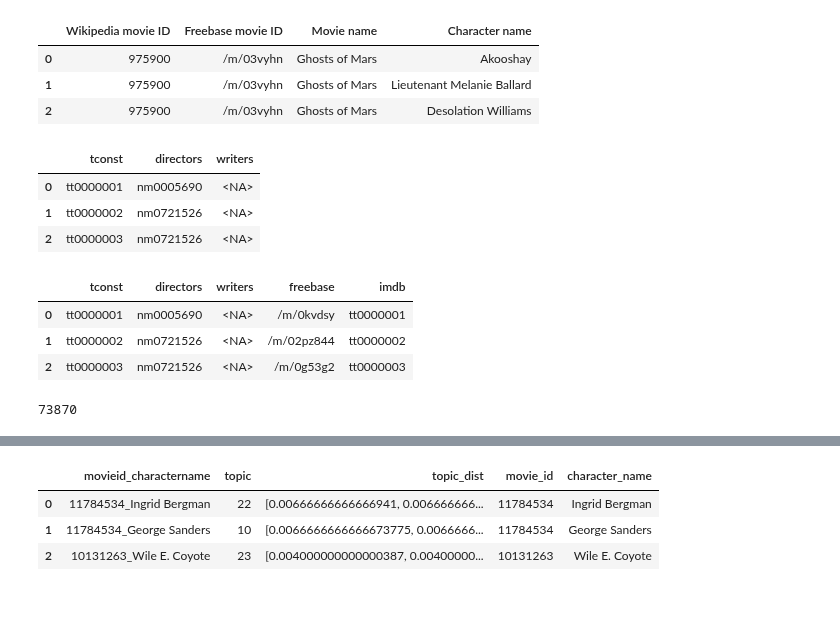
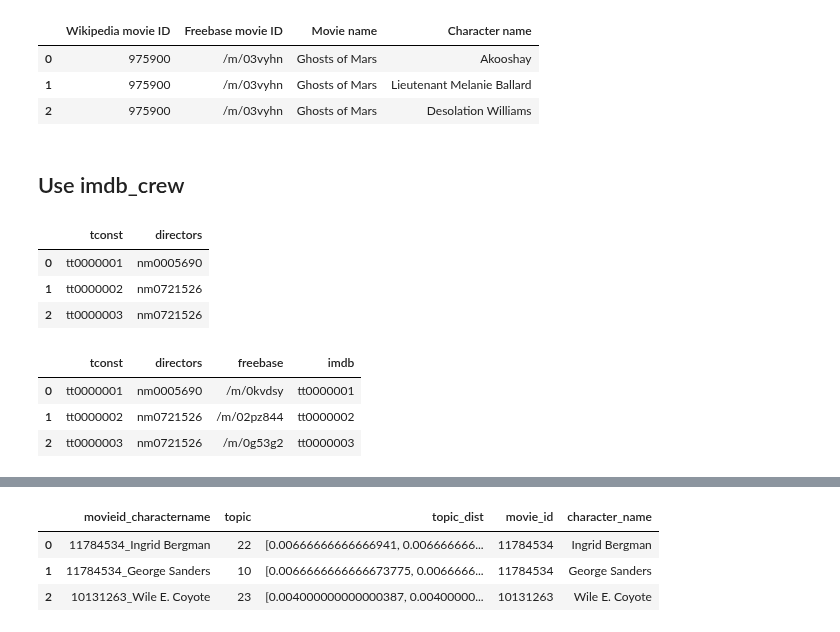
Before and after one commit to epfl-ada/ada-2023-project-crunchychicken, a Jupyter notebook: pipelines/Annotations to Personas (2023) _update.ipynb, the cells around one changed output, grey strips where cells are left out. Saved outputs shown, nothing was run; the diff lists cells and outputs as text; code cells hidden in the pictures; blank space fills up the shorter version.

Commit message:
finish creat character director movie df but weird

```diff
--- a/pipelines/Annotations to Personas (2023) _update.ipynb
+++ b/pipelines/Annotations to Personas (2023) _update.ipynb
@@ -492,31 +492,31 @@ cmu_characters_movie.head(3)
 | 0 | 975900 | /m/03vyhn | Ghosts of Mars | Akooshay |
 | 1 | 975900 | /m/03vyhn | Ghosts of Mars | Lieutenant Melanie Ballard |
 | 2 | 975900 | /m/03vyhn | Ghosts of Mars | Desolation Williams |
+# %% [markdown]
+## Use imdb_crew
 # %%
 imdb_crew = read_dataframe(name='imdb/crew')
+imdb_crew = imdb_crew[['tconst', 'directors']]
+imdb_crew = imdb_crew[imdb_crew['directors'].notna()]
 imdb_crew.head(3)
 # %% [output]
-|  | tconst | directors | writers |
-| 0 | tt0000001 | nm0005690 | <NA> |
-| 1 | tt0000002 | nm0721526 | <NA> |
-| 2 | tt0000003 | nm0721526 | <NA> |
+|  | tconst | directors |
+| 0 | tt0000001 | nm0005690 |
+| 1 | tt0000002 | nm0721526 |
+| 2 | tt0000003 | nm0721526 |
 # %%
 # TODO: update mapping method using here, seems Sepher is updating now, now the one using is wp2imdb_02 (wrote in 2023/Dec/06)
 
 mapping_02 = read_dataframe(name='mapping_freebase_imdb')
 
-imdb_crew_exploded = imdb_crew.copy()
+imdb_crew_exploded=imdb_crew.copy()
+imdb_crew_exploded['directors'] = imdb_crew_exploded['directors'].str.split(',')
+imdb_crew_exploded = imdb_crew_exploded.explode(['directors'])
 
 merged_ipe = pd.merge(imdb_crew_exploded, mapping_02, how='inner', left_on='tconst', right_on='imdb')
-# merged_ipe.head(3)
-
-matched_imdb_crew = merged_ipe.drop_duplicates(subset=['tconst','directors'], keep='first')
-
-display(matched_imdb_crew.head(3))
-print(len(matched_imdb_crew))
+merged_ipe.head(3)
 # %% [output]
-|  | tconst | directors | writers | freebase | imdb |
-| 0 | tt0000001 | nm0005690 | <NA> | /m/0kvdsy | tt0000001 |
-| 1 | tt0000002 | nm0721526 | <NA> | /m/02pz844 | tt0000002 |
-| 2 | tt0000003 | nm0721526 | <NA> | /m/0g53g2 | tt0000003 |
+|  | tconst | directors | freebase | imdb |
+| 0 | tt0000001 | nm0005690 | /m/0kvdsy | tt0000001 |
+| 1 | tt0000002 | nm0721526 | /m/02pz844 | tt0000002 |
+| 2 | tt0000003 | nm0721526 | /m/0g53g2 | tt0000003 |
-73870
```
Also changed, not shown: parts of 23 cells of this notebook.
